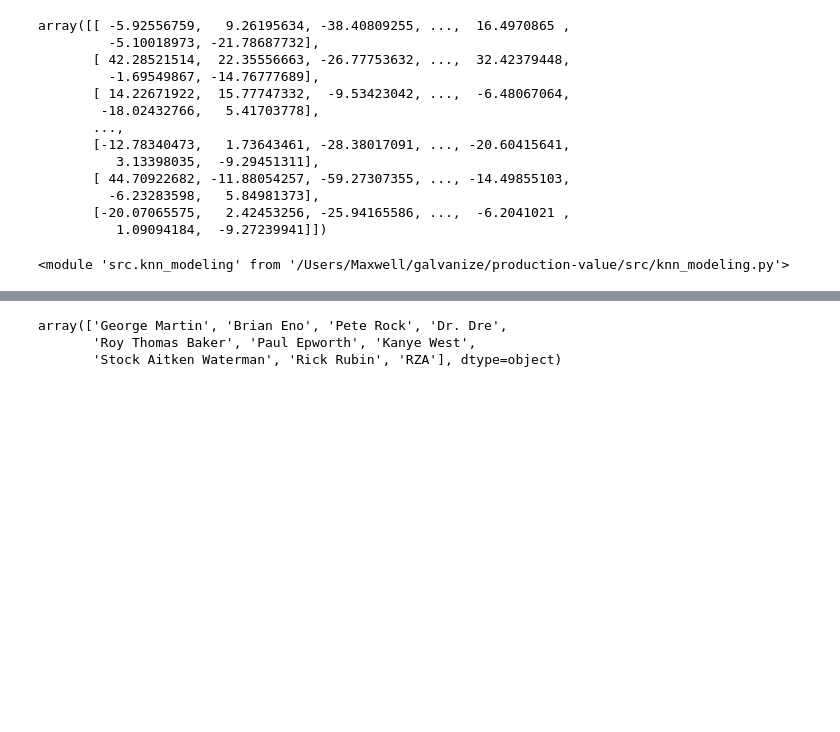
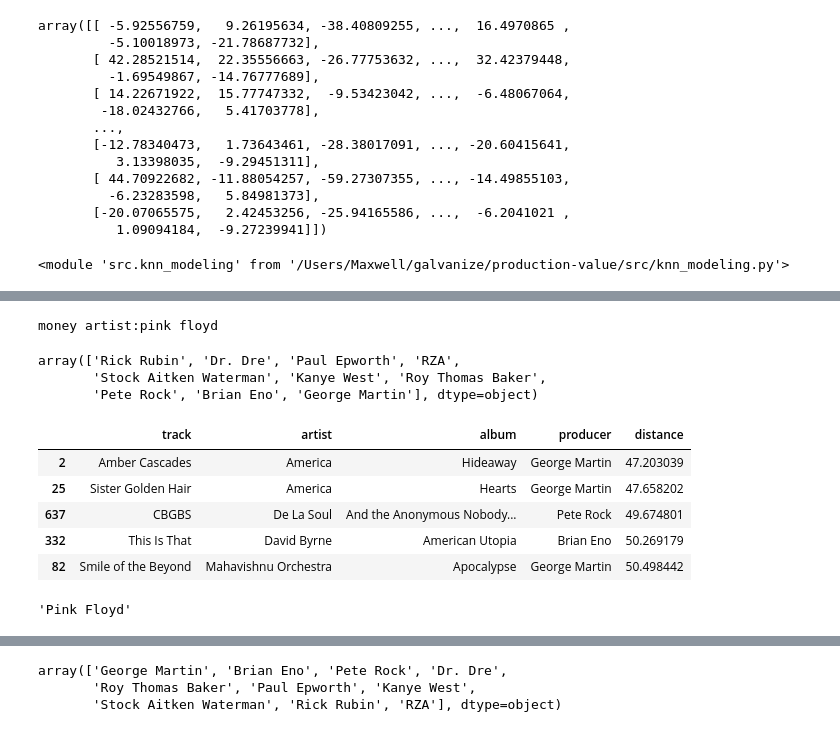
Before and after one commit to mhfisch/production-value, a Jupyter notebook: model_for_web.ipynb, the cells around one changed output, grey strips where cells are left out. Saved outputs shown, nothing was run; the diff lists cells and outputs as text; code cells hidden in the pictures; blank space fills up the shorter version.

```diff
--- a/model_for_web.ipynb
+++ b/model_for_web.ipynb
@@ -340,3 +349,26 @@ pv.accuracy
+# %%
+a, b, c, = pv2.query('money', artist='pink floyd', use_spotify=True)
+# %% [output]
+money artist:pink floyd
+# %%
+a
+# %% [output]
+array(['Rick Rubin', 'Dr. Dre', 'Paul Epworth', 'RZA',
+       'Stock Aitken Waterman', 'Kanye West', 'Roy Thomas Baker',
+       'Pete Rock', 'Brian Eno', 'George Martin'], dtype=object)
+# %%
+b
+# %% [output]
+|  | track | artist | album | producer | distance |
+| 2 | Amber Cascades | America | Hideaway | George Martin | 47.203039 |
+| 25 | Sister Golden Hair | America | Hearts | George Martin | 47.658202 |
+| 637 | CBGBS | De La Soul | And the Anonymous Nobody... | Pete Rock | 49.674801 |
+| 332 | This Is That | David Byrne | American Utopia | Brian Eno | 50.269179 |
+| 82 | Smile of the Beyond | Mahavishnu Orchestra | Apocalypse | George Martin | 50.498442 |
+# %%
+c
+# %% [output]
+'Pink Floyd'
 # %%
 pv.song_df.head()
 # %% [output]
```
Also changed, not shown: parts of 13 cells of this notebook.
